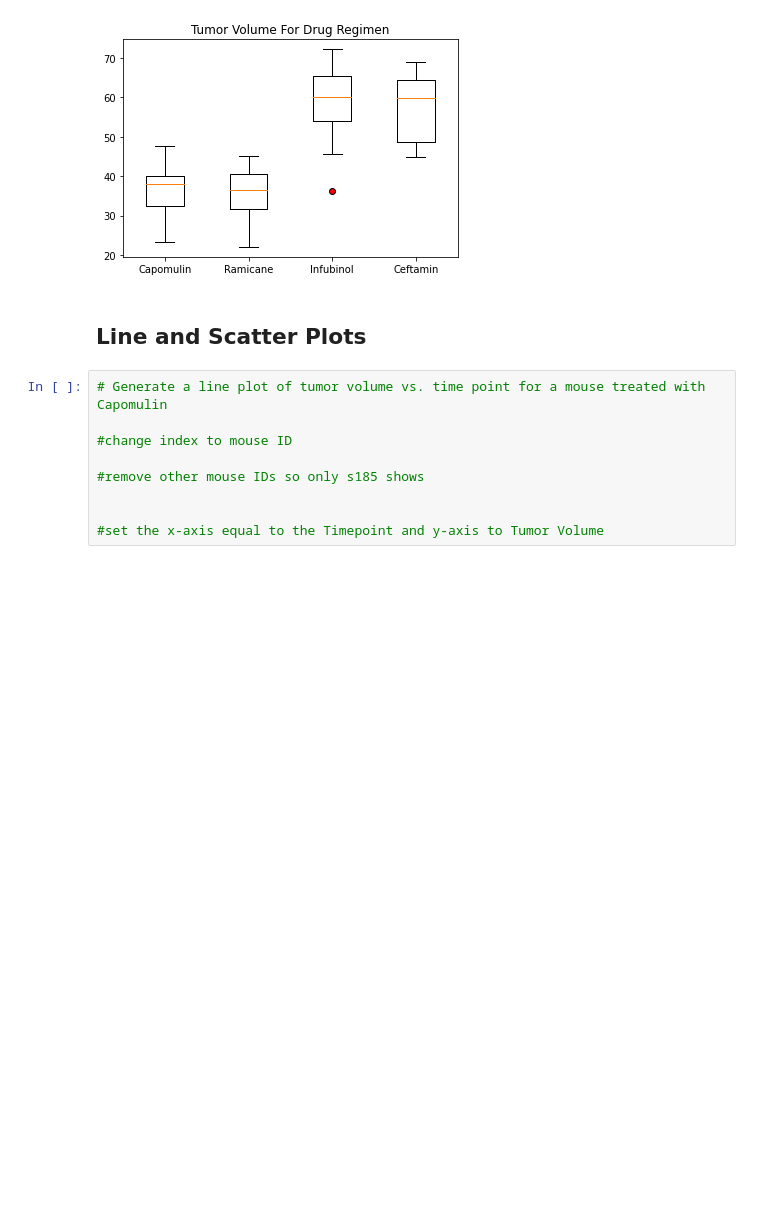
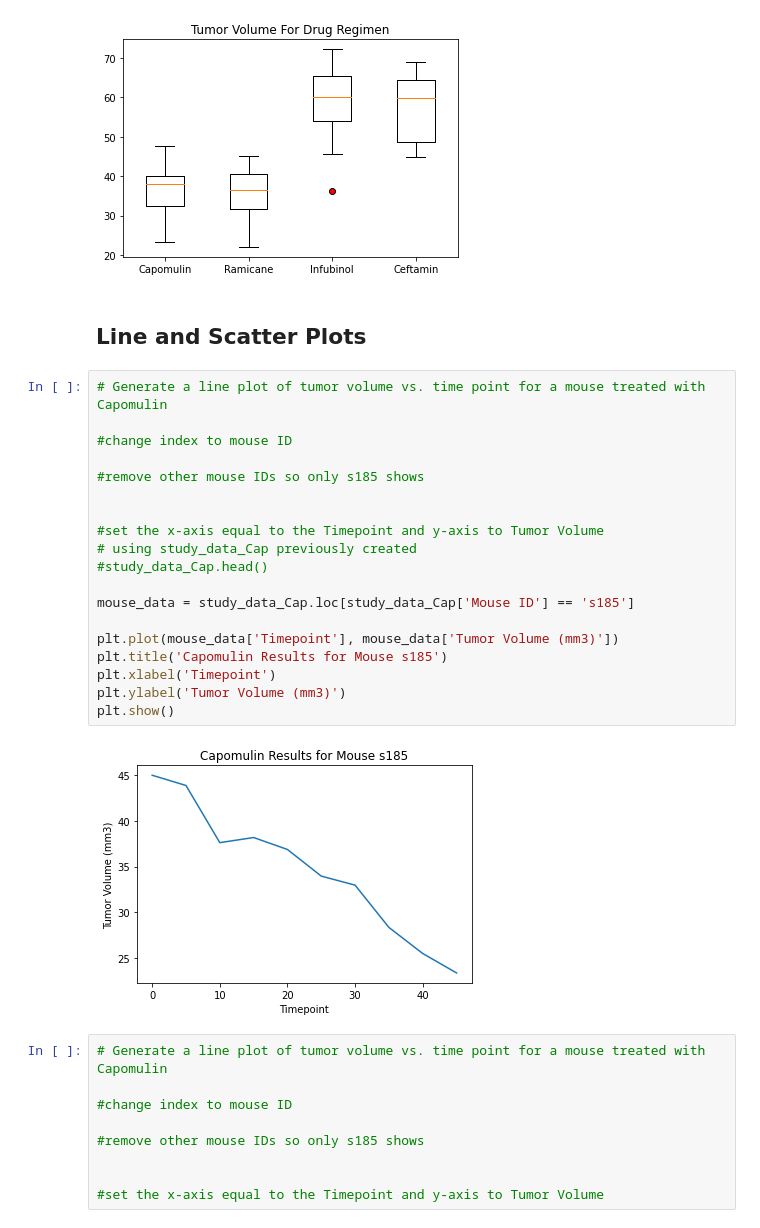
Before and after one commit to wpj174/matplotlib-challenge, a Jupyter notebook: pymaceuticals.ipynb, the cells around one changed output. Drawn from its saved outputs; the diff is of its cells as text; blank space fills up the shorter version.

```diff
--- a/pymaceuticals.ipynb
+++ b/pymaceuticals.ipynb
@@ -544,6 +592,27 @@ Values above 94.04403868375002 could be outliers.
 [figure]
 # %% [markdown]
 ## Line and Scatter Plots
+# %%
+# Generate a line plot of tumor volume vs. time point for a mouse treated with Capomulin
+
+#change index to mouse ID
+
+#remove other mouse IDs so only s185 shows
+
+
+#set the x-axis equal to the Timepoint and y-axis to Tumor Volume
+# using study_data_Cap previously created
+#study_data_Cap.head()
+
+mouse_data = study_data_Cap.loc[study_data_Cap['Mouse ID'] == 's185']
+
+plt.plot(mouse_data['Timepoint'], mouse_data['Tumor Volume (mm3)'])
+plt.title('Capomulin Results for Mouse s185')
+plt.xlabel('Timepoint')
+plt.ylabel('Tumor Volume (mm3)')
+plt.show()
+# %% [output]
+[figure, added]
 # %%
 # Generate a line plot of tumor volume vs. time point for a mouse treated with Capomulin
 
```
Also changed, not shown: parts of 2 cells of this notebook.
